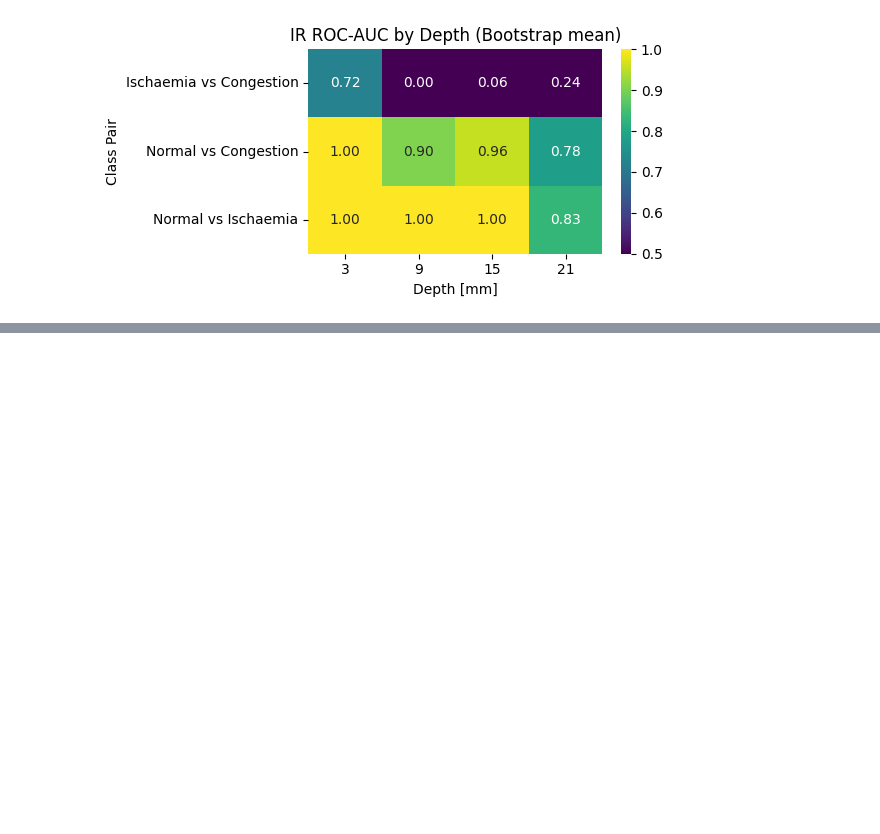
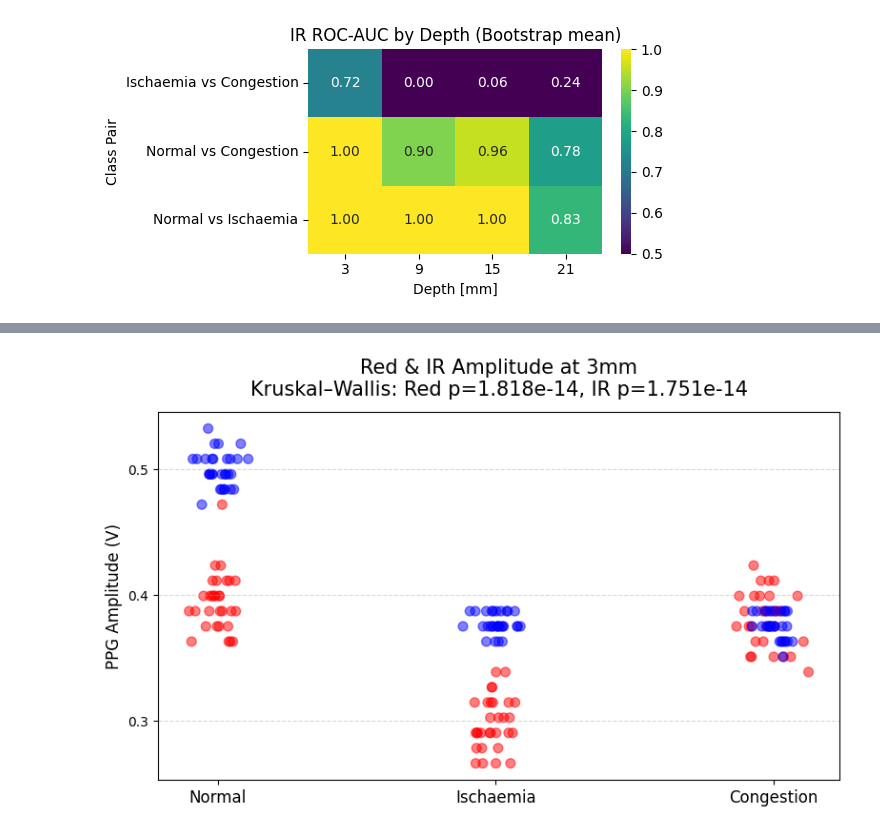
Before and after one commit to Hiroki-Kodama-PRS/Phantom-analysis, a Jupyter notebook: Phantom_analysis.ipynb, the cells around one changed output, grey strips where cells are left out. Saved outputs shown, nothing was run; the diff lists cells and outputs as text; code cells hidden in the pictures; blank space fills up the shorter version.

```diff
--- a/Phantom_analysis.ipynb
+++ b/Phantom_analysis.ipynb
@@ -682,0 +1114,83 @@ NameError: name 'df_auc_feat' is not defined
+# %%
+import pandas as pd
+import numpy as np
+import matplotlib.pyplot as plt
+from scipy.stats import kruskal
+import matplotlib.ticker as ticker
+
+# ========= 設定 =========
+fs = 2000        # サンプリングレート [Hz]
+window_sec = 1   # 1拍分を近似する窓 (1秒)
+files = [
+    ("3mm_adjusted_data1.csv", "Normal"),
+    ("3mm_adjusted_data2.csv", "Ischaemia"),
+    ("3mm_adjusted_data3.csv", "Congestion"),
+]
+
+# ========= 振幅データ抽出 =========
+red_groups = []
+ir_groups  = []
+labels = []
+
+for file, label in files:
+    df = pd.read_csv(file)
+    red = df["ppgA_Red_raw"].values
+    ir  = df["ppgA_IR_raw"].values
+
+    step = fs * window_sec
+    n_win = len(red) // step
+
+    red_amp = []
+    ir_amp  = []
+    for w in range(n_win):
+        s = w * step
+        e = s + step
+        rseg = red[s:e]
+        iseg = ir[s:e]
+        if len(rseg) < 2 or len(iseg) < 2:
+            continue
+        red_amp.append(rseg.max() - rseg.min())
+        ir_amp.append( iseg.max() - iseg.min())
+
+    red_groups.append(red_amp)
+    ir_groups.append(ir_amp)
+    labels.append(label)
+
+# ========= Normal IR の平均を 0.5 にスケーリング =========
+normal_ir_mean = np.mean(ir_groups[0])
+scale_factor = 0.5 / normal_ir_mean
+
+red_groups_scaled = [[v * scale_factor for v in g] for g in red_groups]
+ir_groups_scaled  = [[v * scale_factor for v in g] for g in ir_groups]
+
+# ========= Kruskal-Wallis検定 =========
+stat_red, p_red = kruskal(*red_groups_scaled)
+stat_ir,  p_ir  = kruskal(*ir_groups_scaled)
+
+# ========= 可視化 =========
+plt.figure(figsize=(8,5))
+
+for i, label in enumerate(labels):
+    # Red と IR を同じ列上に置く（微小な jitter だけ）
+    x_jitter = np.random.normal(i, 0.05, len(red_groups_scaled[i] + ir_groups_scaled[i]))
+    # Red と IR を結合した振幅
+    y_vals = np.concatenate([red_groups_scaled[i], ir_groups_scaled[i]])
+    # 色分け用の配列
+    colors = ["red"] * len(red_groups_scaled[i]) + ["blue"] * len(ir_groups_scaled[i])
+    plt.scatter(x_jitter, y_vals, c=colors, alpha=0.5, s=50)
+
+plt.xticks(range(len(labels)), labels, fontsize=12)
+plt.ylabel("PPG Amplitude (V)", fontsize=12)
+plt.title(f"Red & IR Amplitude at 3mm\n"
+          f"Kruskal–Wallis: Red p={p_red:.3e}, IR p={p_ir:.3e}",
+          fontsize=15, pad=12)
+plt.grid(True, axis="y", linestyle="--", alpha=0.5)
+
+# 縦軸を0.1刻みに設定
+ax = plt.gca()
+ax.yaxis.set_major_locator(ticker.MultipleLocator(0.1))
+
+plt.tight_layout()
+plt.show()
+# %% [output]
+[figure, added]
```
Also changed, not shown: parts of 31 cells of this notebook, 1 other file.
